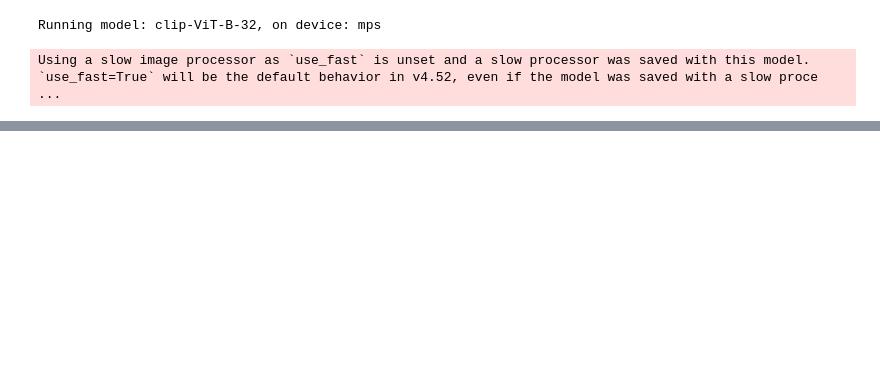
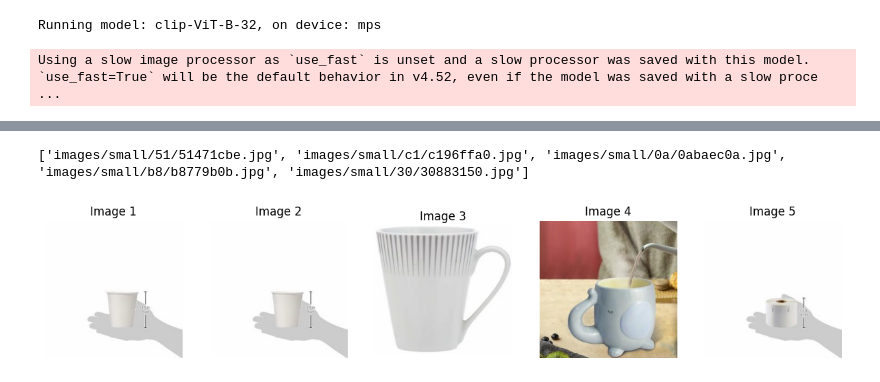
Before and after one commit to mnozkiewicz/MLOPS, a Jupyter notebook: lab4/homework/database.ipynb, the cells around one changed output, grey strips where cells are left out. Saved outputs shown, nothing was run; the diff lists cells and outputs as text; code cells hidden in the pictures; blank space fills up the shorter version.

```diff
--- a/lab4/homework/database.ipynb
+++ b/lab4/homework/database.ipynb
@@ -171,0 +208,6 @@ google_image.display_images(paths)
+# %%
+query = "a cup of tea"
+google_image(query, 5)
+# %% [output]
+['images/small/51/51471cbe.jpg', 'images/small/c1/c196ffa0.jpg', 'images/small/0a/0abaec0a.jpg', 'images/small/b8/b8779b0b.jpg', 'images/small/30/30883150.jpg']
+[figure, added]
```
Also changed, not shown: parts of 21 cells of this notebook.
